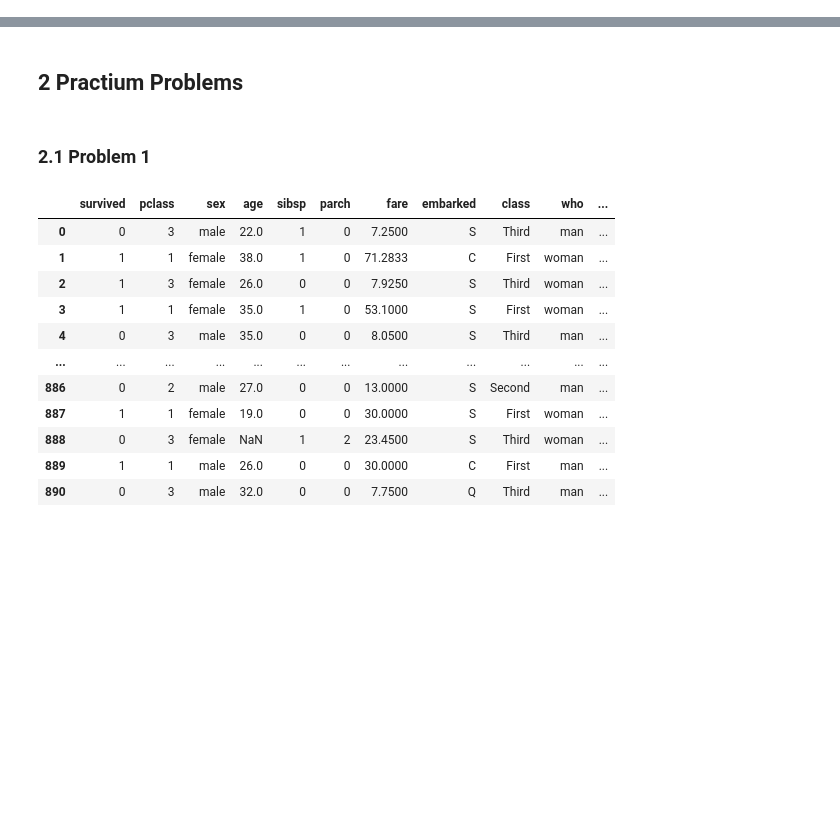
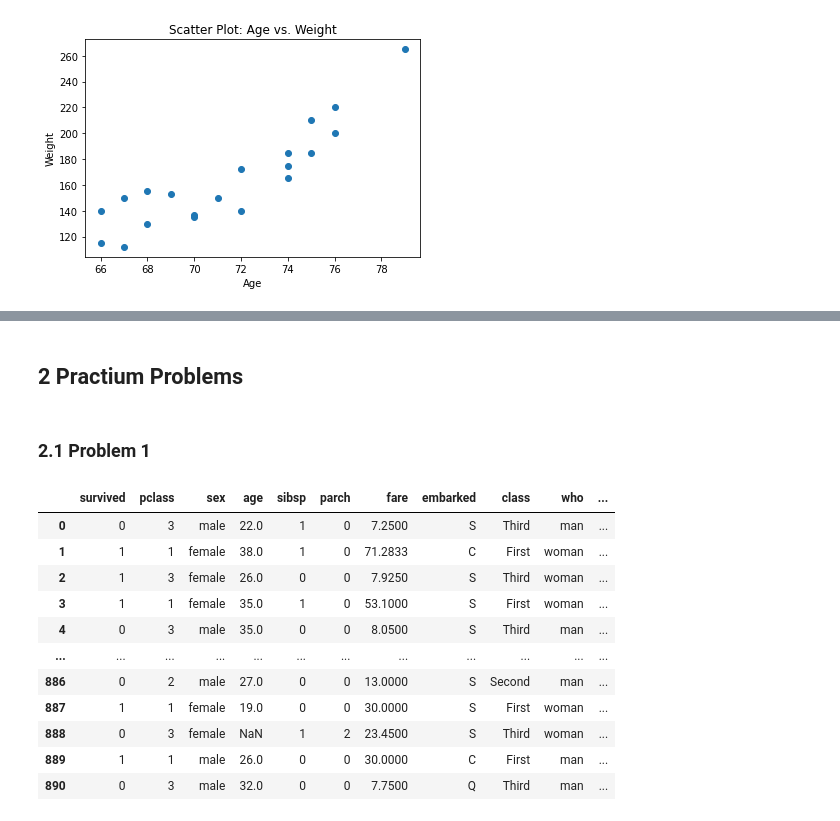
Before and after one commit to Erikdp240/CS422-iit, a Jupyter notebook: hw1.ipynb, the cells around one changed output, grey strips where cells are left out. Cells and saved outputs as stored; diff of their text form; code cells hidden in the pictures; blank space fills up the shorter version.

```diff
--- a/hw1.ipynb
+++ b/hw1.ipynb
@@ -0,0 +149,18 @@
+# %%
+# Exercise 2g
+# draw a scatter plot to show the relationship between age and weight
+X = [69, 74, 68, 70, 72, 67, 66, 70, 76, 68, 72, 79, 74, 67, 66, 71, 74, 75, 75, 76]
+Y = [153, 175, 155, 135, 172, 150, 115, 137, 200, 130, 140, 265, 185, 112, 140, 150, 165, 185, 210, 220]
+
+# Create the scatter plot
+plt.scatter(X, Y)
+
+# Set labels and title
+plt.xlabel('Age')
+plt.ylabel('Weight')
+plt.title('Scatter Plot: Age vs. Weight')
+
+# Show the plot
+plt.show()
+# %% [output]
+[figure, added]
```
Also changed, not shown: parts of 11 cells of this notebook.
